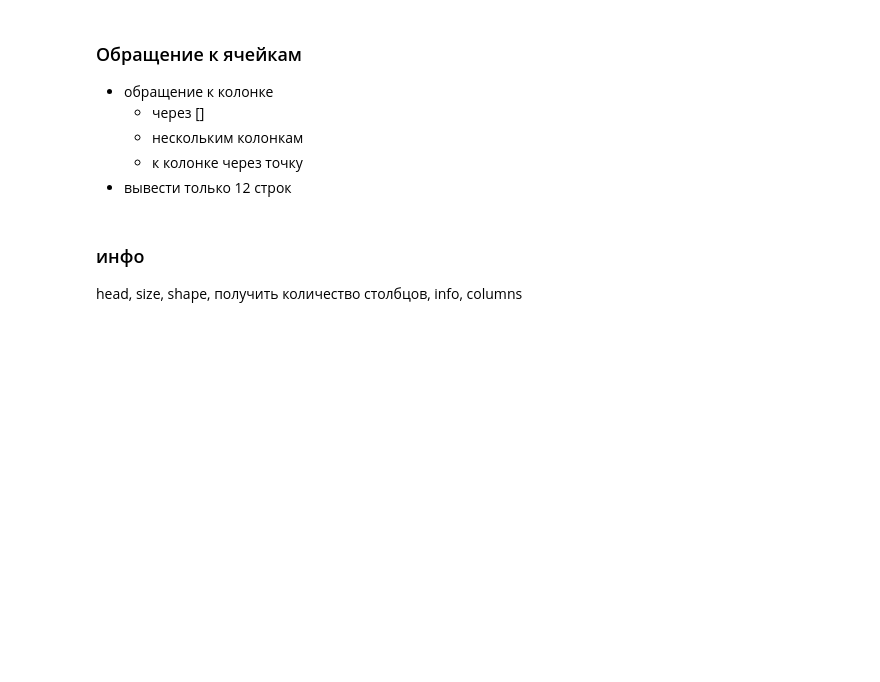
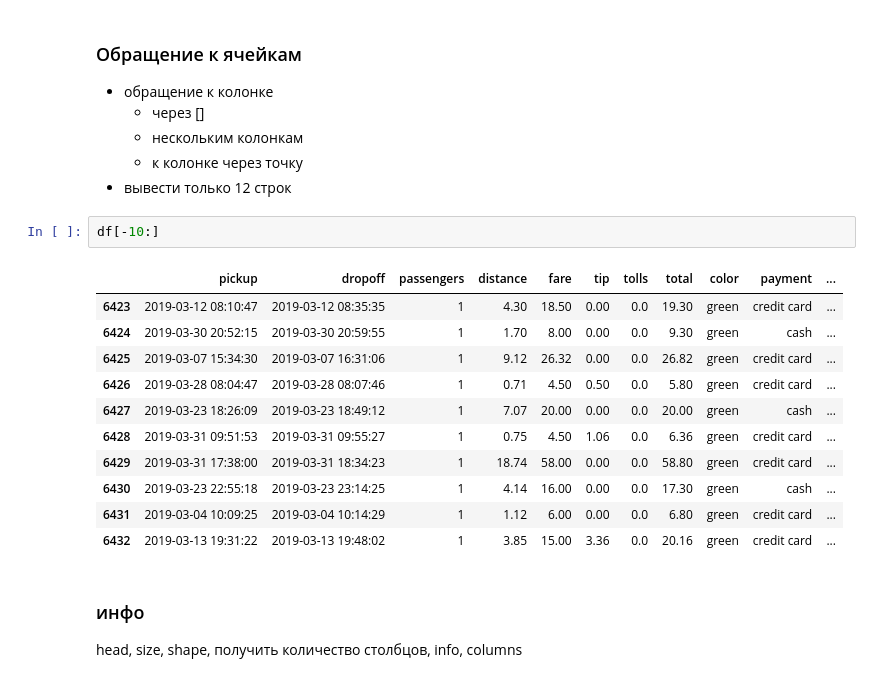
Before and after one commit to gbrs/nadyas_introductory_course, a Jupyter notebook: Untitled.ipynb, the cells around one changed output. Cells and saved outputs as stored; diff of their text form; blank space fills up the shorter version.

```diff
--- a/Untitled.ipynb
+++ b/Untitled.ipynb
@@ -19,6 +38,20 @@ tab, shift + tab
   - нескольким колонкам
   - к колонке через точку
 - вывести только 12 строк
+# %%
+df[-10:]
+# %% [output]
+|  | pickup | dropoff | passengers | distance | fare | tip | tolls | total | color | payment | ... |
+| 6423 | 2019-03-12 08:10:47 | 2019-03-12 08:35:35 | 1 | 4.30 | 18.50 | 0.00 | 0.0 | 19.30 | green | credit card | ... |
+| 6424 | 2019-03-30 20:52:15 | 2019-03-30 20:59:55 | 1 | 1.70 | 8.00 | 0.00 | 0.0 | 9.30 | green | cash | ... |
+| 6425 | 2019-03-07 15:34:30 | 2019-03-07 16:31:06 | 1 | 9.12 | 26.32 | 0.00 | 0.0 | 26.82 | green | credit card | ... |
+| 6426 | 2019-03-28 08:04:47 | 2019-03-28 08:07:46 | 1 | 0.71 | 4.50 | 0.50 | 0.0 | 5.80 | green | credit card | ... |
+| 6427 | 2019-03-23 18:26:09 | 2019-03-23 18:49:12 | 1 | 7.07 | 20.00 | 0.00 | 0.0 | 20.00 | green | cash | ... |
+| 6428 | 2019-03-31 09:51:53 | 2019-03-31 09:55:27 | 1 | 0.75 | 4.50 | 1.06 | 0.0 | 6.36 | green | credit card | ... |
+| 6429 | 2019-03-31 17:38:00 | 2019-03-31 18:34:23 | 1 | 18.74 | 58.00 | 0.00 | 0.0 | 58.80 | green | credit card | ... |
+| 6430 | 2019-03-23 22:55:18 | 2019-03-23 23:14:25 | 1 | 4.14 | 16.00 | 0.00 | 0.0 | 17.30 | green | cash | ... |
+| 6431 | 2019-03-04 10:09:25 | 2019-03-04 10:14:29 | 1 | 1.12 | 6.00 | 0.00 | 0.0 | 6.80 | green | credit card | ... |
+| 6432 | 2019-03-13 19:31:22 | 2019-03-13 19:48:02 | 1 | 3.85 | 15.00 | 3.36 | 0.0 | 20.16 | green | credit card | ... |
 # %% [markdown]
 ### инфо
 head, size, shape, получить количество столбцов, info, columns
```
Also changed, not shown: parts of 7 cells of this notebook.
